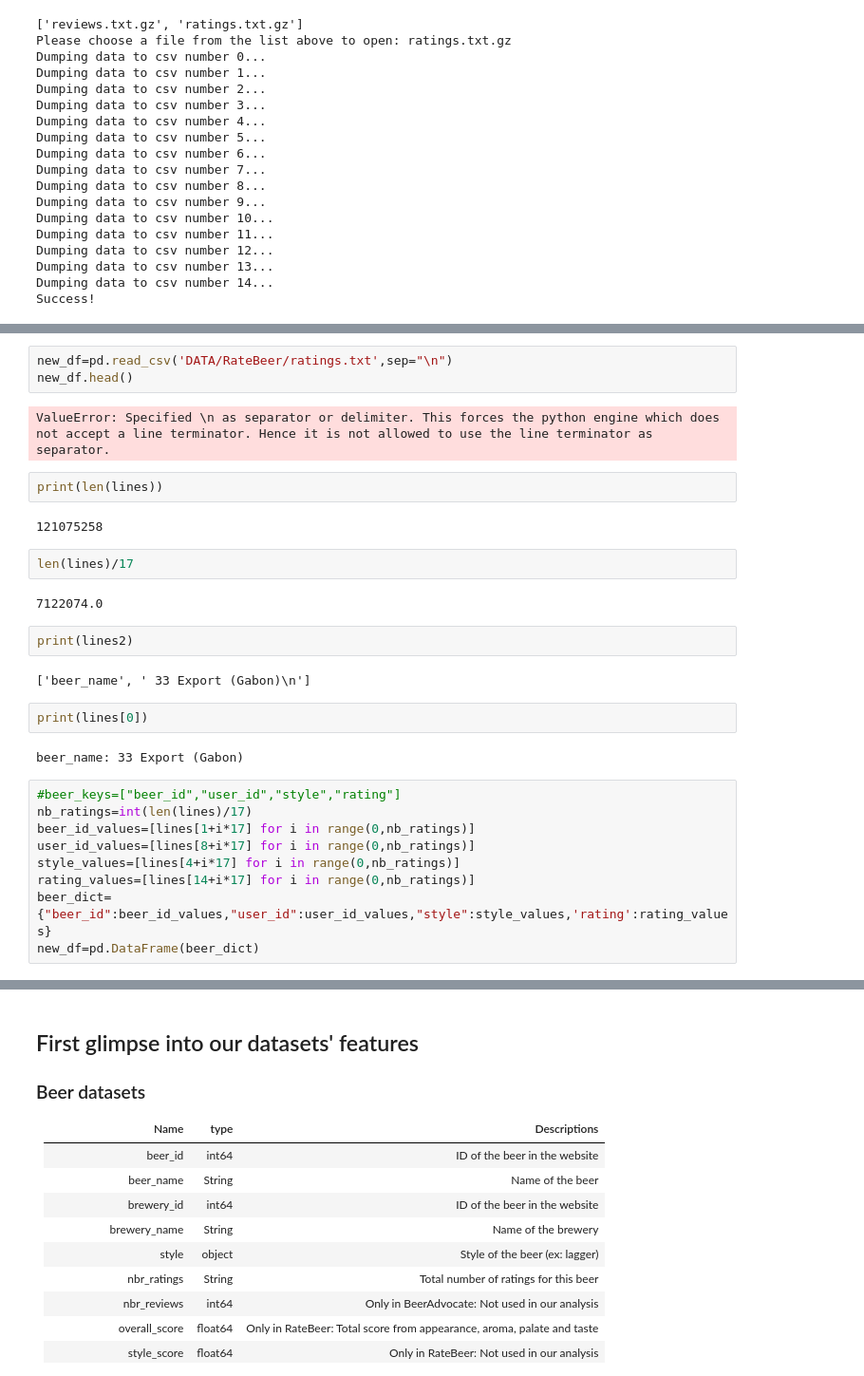
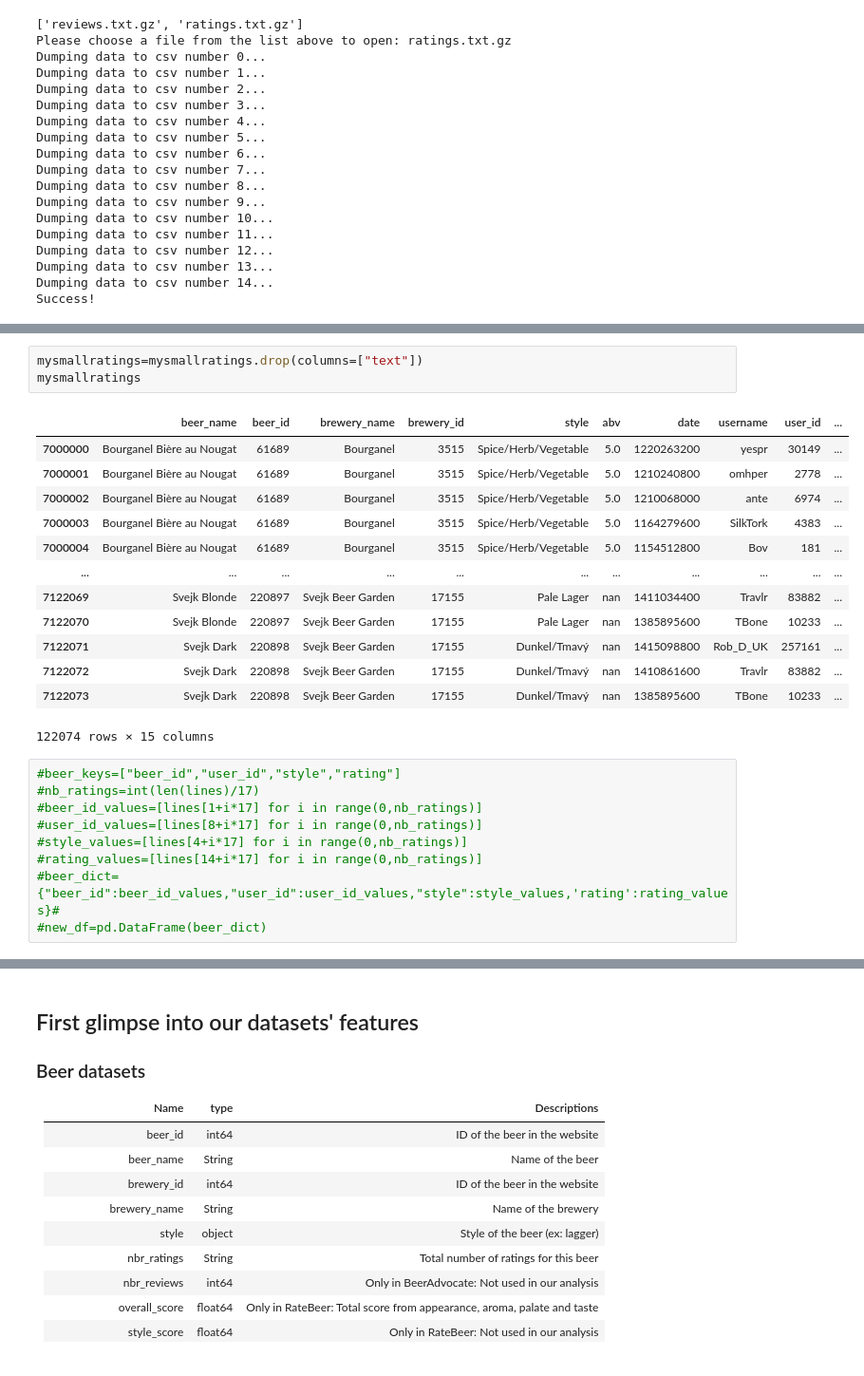
Before and after one commit to epfl-ada/ada-2022-project-hotchocolate, a Jupyter notebook: P3_Auriane_WIP.ipynb, the cells around one changed output, grey strips where cells are left out. Shown: that part at 95% size. Drawn from its saved outputs; the diff is of its cells as text.

```diff
--- a/P3_Auriane_WIP.ipynb
+++ b/P3_Auriane_WIP.ipynb
@@ -92,30 +80,26 @@ AttributeError: 'list' object has no attribute 'split'
-# %%
-new_df=pd.read_csv('DATA/RateBeer/ratings.txt',sep="\n")
-new_df.head()
-# %% [output]
-ValueError: Specified \n as separator or delimiter. This forces the python engine which does not accept a line terminator. Hence it is not allowed to use the line terminator as separator.
-# %%
-print(len(lines))
-# %% [output]
-121075258
-# %%
-len(lines)/17
-# %% [output]
-7122074.0
-# %%
-print(lines2)
-# %% [output]
-['beer_name', ' 33 Export (Gabon)\n']
-# %%
-print(lines[0])
-# %% [output]
-beer_name: 33 Export (Gabon)
+# %%
+mysmallratings=mysmallratings.drop(columns=["text"])
+mysmallratings
+# %% [output]
+|  | beer_name | beer_id | brewery_name | brewery_id | style | abv | date | username | user_id | ... |
+| 7000000 | Bourganel Bière au Nougat | 61689 | Bourganel | 3515 | Spice/Herb/Vegetable | 5.0 | 1220263200 | yespr | 30149 | ... |
+| 7000001 | Bourganel Bière au Nougat | 61689 | Bourganel | 3515 | Spice/Herb/Vegetable | 5.0 | 1210240800 | omhper | 2778 | ... |
+| 7000002 | Bourganel Bière au Nougat | 61689 | Bourganel | 3515 | Spice/Herb/Vegetable | 5.0 | 1210068000 | ante | 6974 | ... |
+| 7000003 | Bourganel Bière au Nougat | 61689 | Bourganel | 3515 | Spice/Herb/Vegetable | 5.0 | 1164279600 | SilkTork | 4383 | ... |
+| 7000004 | Bourganel Bière au Nougat | 61689 | Bourganel | 3515 | Spice/Herb/Vegetable | 5.0 | 1154512800 | Bov | 181 | ... |
+| ... | ... | ... | ... | ... | ... | ... | ... | ... | ... | ... |
+| 7122069 | Svejk Blonde | 220897 | Svejk Beer Garden | 17155 | Pale Lager | nan | 1411034400 | Travlr | 83882 | ... |
+| 7122070 | Svejk Blonde | 220897 | Svejk Beer Garden | 17155 | Pale Lager | nan | 1385895600 | TBone | 10233 | ... |
+| 7122071 | Svejk Dark | 220898 | Svejk Beer Garden | 17155 | Dunkel/Tmavý | nan | 1415098800 | Rob_D_UK | 257161 | ... |
+| 7122072 | Svejk Dark | 220898 | Svejk Beer Garden | 17155 | Dunkel/Tmavý | nan | 1410861600 | Travlr | 83882 | ... |
+| 7122073 | Svejk Dark | 220898 | Svejk Beer Garden | 17155 | Dunkel/Tmavý | nan | 1385895600 | TBone | 10233 | ... |
+122074 rows × 15 columns
 # %%
 #beer_keys=["beer_id","user_id","style","rating"]
-nb_ratings=int(len(lines)/17)
-beer_id_values=[lines[1+i*17] for i in range(0,nb_ratings)]
-user_id_values=[lines[8+i*17] for i in range(0,nb_ratings)]
-style_values=[lines[4+i*17] for i in range(0,nb_ratings)]
-rating_values=[lines[14+i*17] for i in range(0,nb_ratings)]
-beer_dict={"beer_id":beer_id_values,"user_id":user_id_values,"style":style_values,'rating':rating_values}
-new_df=pd.DataFrame(beer_dict)
+#nb_ratings=int(len(lines)/17)
+#beer_id_values=[lines[1+i*17] for i in range(0,nb_ratings)]
+#user_id_values=[lines[8+i*17] for i in range(0,nb_ratings)]
+#style_values=[lines[4+i*17] for i in range(0,nb_ratings)]
+#rating_values=[lines[14+i*17] for i in range(0,nb_ratings)]
+#beer_dict={"beer_id":beer_id_values,"user_id":user_id_values,"style":style_values,'rating':rating_values}#
+#new_df=pd.DataFrame(beer_dict)
```
Also changed, not shown: parts of 18 cells of this notebook.
